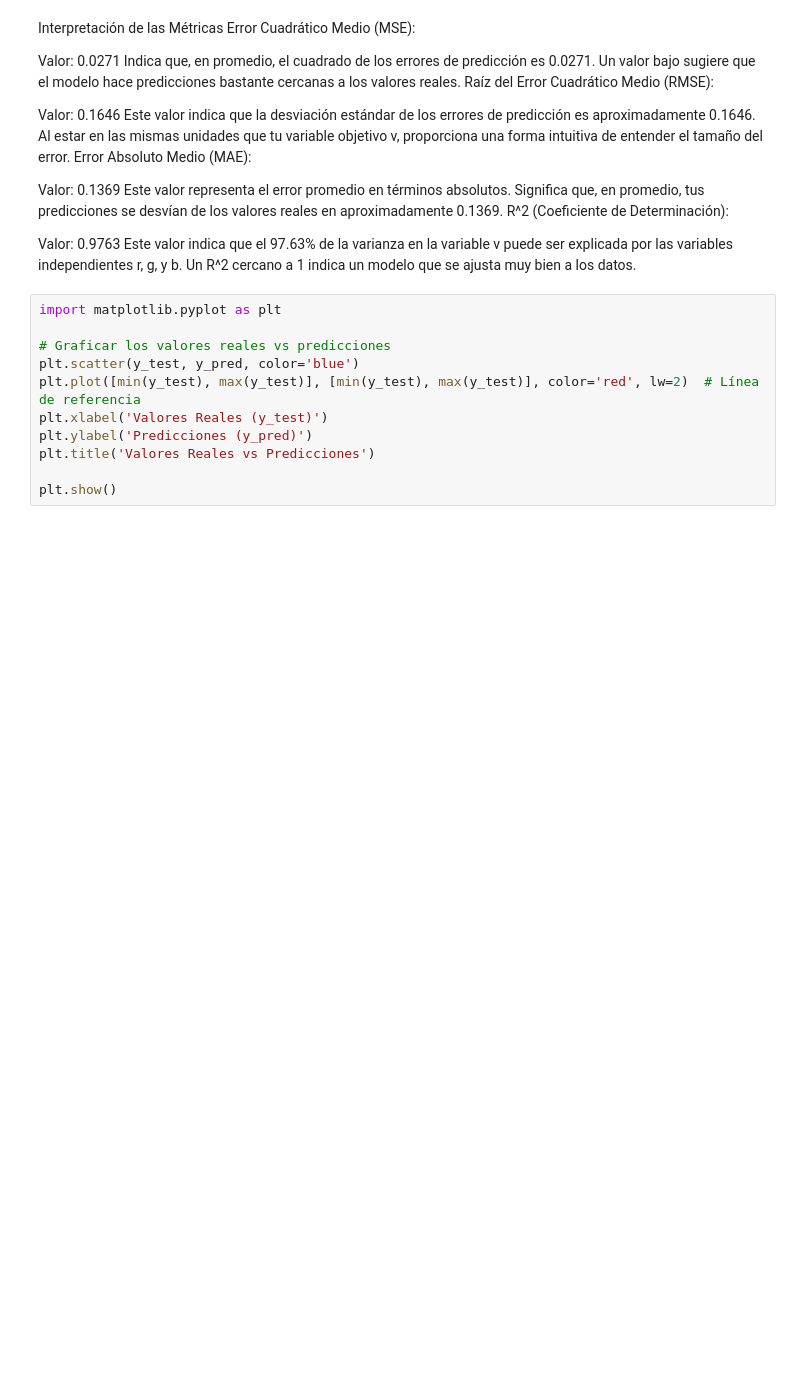
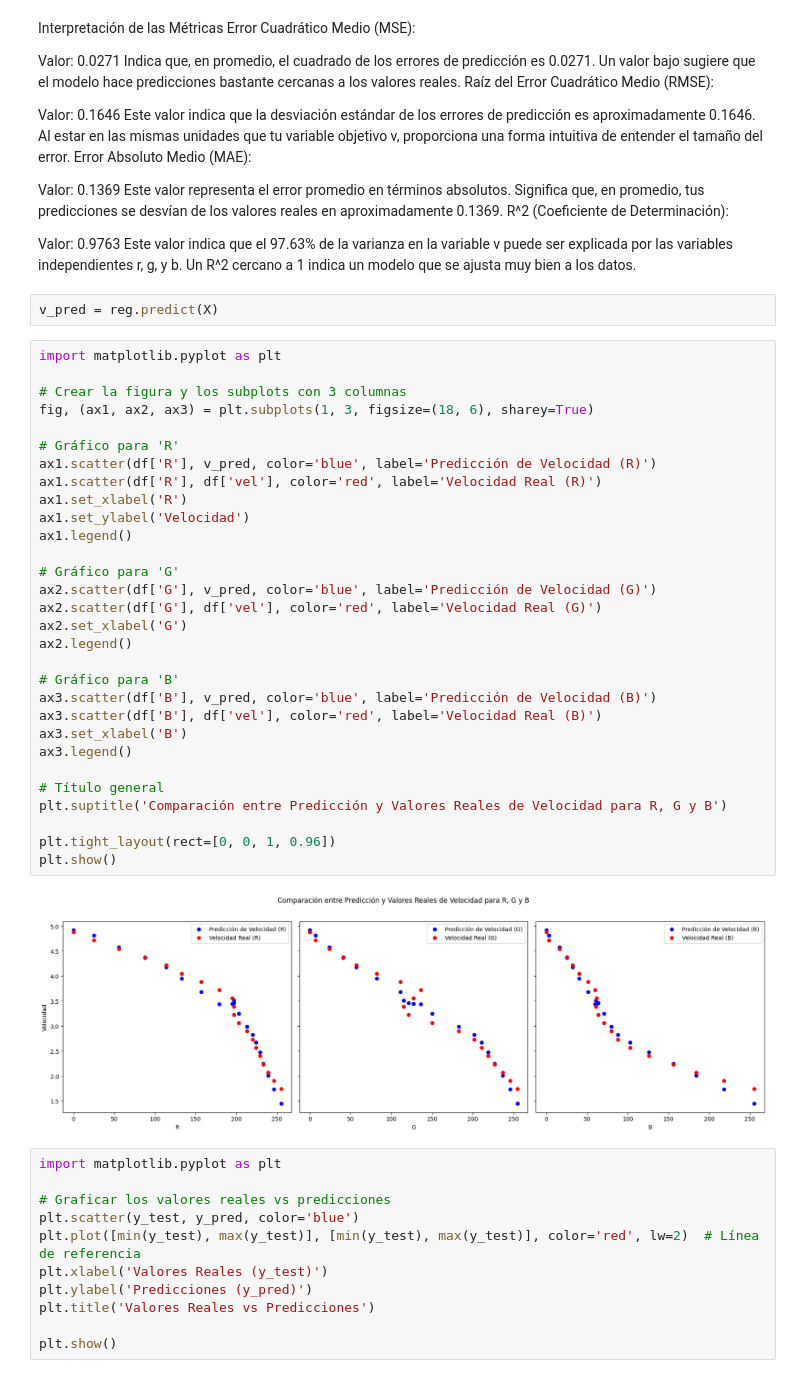
Before and after one commit to jjmoras1/test_devito, a Jupyter notebook: Barra_de_color/BarraDeColor.ipynb, the cells around one changed output. Cells and saved outputs as stored; diff of their text form; blank space fills up the shorter version.

```diff
--- a/Barra_de_color/BarraDeColor.ipynb
+++ b/Barra_de_color/BarraDeColor.ipynb
@@ -246,6 +246,40 @@ R^2 (Coeficiente de Determinación):
 
 Valor: 0.9763
 Este valor indica que el 97.63% de la varianza en la variable v puede ser explicada por las variables independientes r, g, y b. Un R^2 cercano a 1 indica un modelo que se ajusta muy bien a los datos.
+# %%
+v_pred = reg.predict(X)
+# %%
+import matplotlib.pyplot as plt
+
+# Crear la figura y los subplots con 3 columnas
+fig, (ax1, ax2, ax3) = plt.subplots(1, 3, figsize=(18, 6), sharey=True)
+
+# Gráfico para 'R'
+ax1.scatter(df['R'], v_pred, color='blue', label='Predicción de Velocidad (R)')
+ax1.scatter(df['R'], df['vel'], color='red', label='Velocidad Real (R)')
+ax1.set_xlabel('R')
+ax1.set_ylabel('Velocidad')
+ax1.legend()
+
+# Gráfico para 'G'
+ax2.scatter(df['G'], v_pred, color='blue', label='Predicción de Velocidad (G)')
+ax2.scatter(df['G'], df['vel'], color='red', label='Velocidad Real (G)')
+ax2.set_xlabel('G')
+ax2.legend()
+
+# Gráfico para 'B'
+ax3.scatter(df['B'], v_pred, color='blue', label='Predicción de Velocidad (B)')
+ax3.scatter(df['B'], df['vel'], color='red', label='Velocidad Real (B)')
+ax3.set_xlabel('B')
+ax3.legend()
+
+# Título general
+plt.suptitle('Comparación entre Predicción y Valores Reales de Velocidad para R, G y B')
+
+plt.tight_layout(rect=[0, 0, 1, 0.96])
+plt.show()
+# %% [output]
+[figure, added]
 # %%
 import matplotlib.pyplot as plt
 
```
Also changed, not shown: parts of 12 cells of this notebook, 53 other files.
